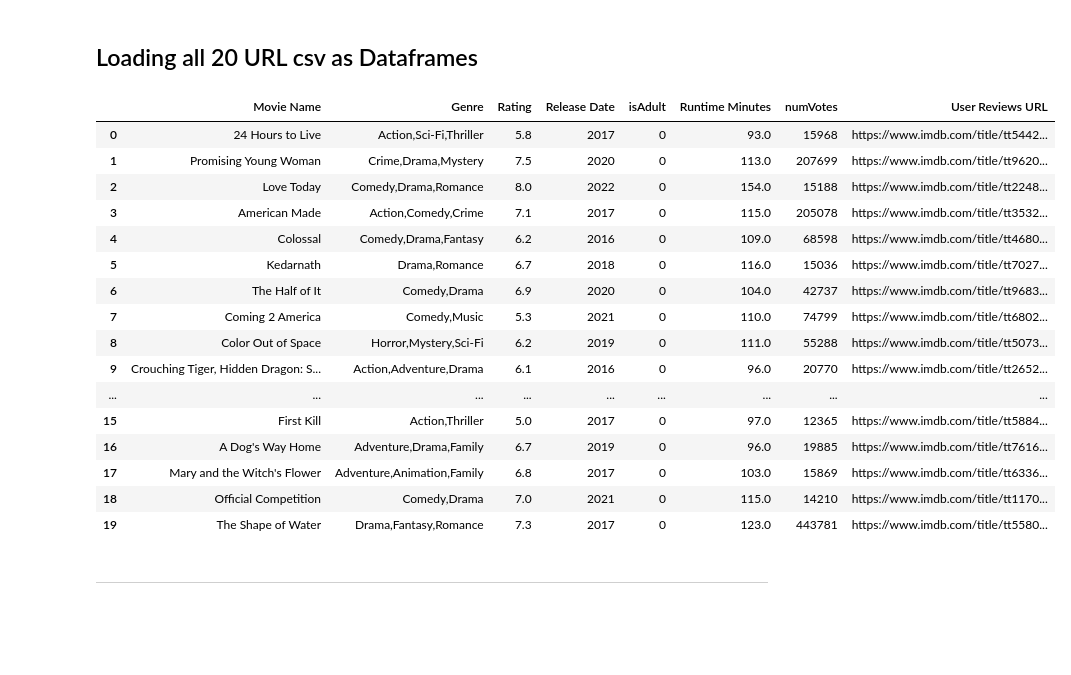
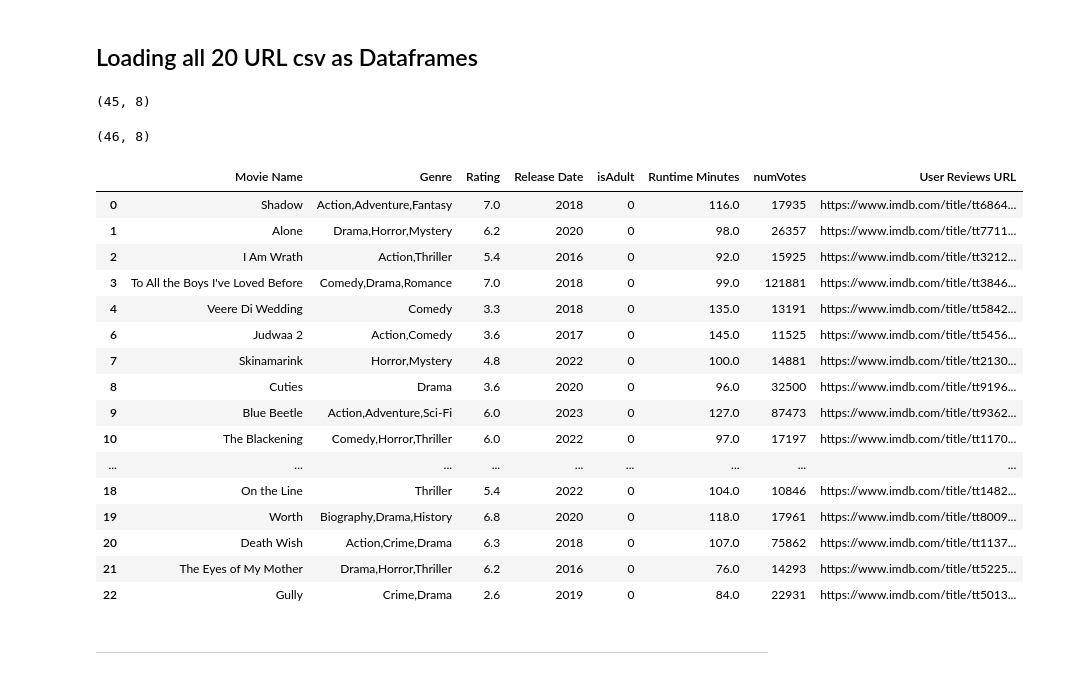
Before and after one commit to shreyashguptas/IMDb_movie_review_sentiment_analysis, a Jupyter notebook: IMDb_webscrapping_script.ipynb, the cells around one changed output. Drawn from its saved outputs; the diff is of its cells as text; code cells hidden in the pictures; blank space fills up the shorter version.

Commit message:
scrapping additional 100 movies

```diff
--- a/IMDb_webscrapping_script.ipynb
+++ b/IMDb_webscrapping_script.ipynb
@@ -216,8 +216,8 @@ directory = '/Users/shreyashgupta/Library/CloudStorage/OneDrive-UniversityofArka
 if not os.path.exists(directory):
     os.makedirs(directory)
 
-# Split the dataframe into 20 separate dataframes
-for i in range(20):
+# Split the dataframe into 22 separate dataframes
+for i in range(22):
     start = i * 50
     end = (i + 1) * 50
     df = IMDb_movies_df.iloc[start:end]
@@ -342,7 +350,7 @@ def get_user_reviews_url(movie_name, release_date):
         return None
 
 # Loop through each dataframe
-for i in range(1, 21):
+for i in range(21, 23):
     # Dynamically generate dataframe name
     df_name = f'imdb_movies_df_{i}'
     # Assuming dataframes are stored in a dictionary or similar structure
@@ -486,26 +512,40 @@ imdb_movies_df_17_url = dataframes['imdb_movies_df_17_url']
 imdb_movies_df_18_url = dataframes['imdb_movies_df_18_url']
 imdb_movies_df_19_url = dataframes['imdb_movies_df_19_url']
 imdb_movies_df_20_url = dataframes['imdb_movies_df_20_url']
+imdb_movies_df_21_url = dataframes['imdb_movies_df_21_url']
+imdb_movies_df_22_url = dataframes['imdb_movies_df_22_url']
+# %%
+# Filter all rows with null value in the User Reviews URL column for imdb_movies_df_21_url and imdb_movies_df_22_url
+imdb_movies_df_21_url = imdb_movies_df_21_url[imdb_movies_df_21_url['User Reviews URL'].notnull()]
+imdb_movies_df_22_url = imdb_movies_df_22_url[imdb_movies_df_22_url['User Reviews URL'].notnull()]
+# %%
+imdb_movies_df_21_url.shape
+# %% [output]
+(45, 8)
+# %%
+imdb_movies_df_22_url.shape
+# %% [output]
+(46, 8)
 # %%
-imdb_movies_df_18_url.head(20)
+imdb_movies_df_21_url.head(20)
 # %% [output]
 |  | Movie Name | Genre | Rating | Release Date | isAdult | Runtime Minutes | numVotes | User Reviews URL |
-| 0 | 24 Hours to Live | Action,Sci-Fi,Thriller | 5.8 | 2017 | 0 | 93.0 | 15968 | https://www.imdb.com/title/tt5442... |
-| 1 | Promising Young Woman | Crime,Drama,Mystery | 7.5 | 2020 | 0 | 113.0 | 207699 | https://www.imdb.com/title/tt9620... |
-| 2 | Love Today | Comedy,Drama,Romance | 8.0 | 2022 | 0 | 154.0 | 15188 | https://www.imdb.com/title/tt2248... |
-| 3 | American Made | Action,Comedy,Crime | 7.1 | 2017 | 0 | 115.0 | 205078 | https://www.imdb.com/title/tt3532... |
-| 4 | Colossal | Comedy,Drama,Fantasy | 6.2 | 2016 | 0 | 109.0 | 68598 | https://www.imdb.com/title/tt4680... |
-| 5 | Kedarnath | Drama,Romance | 6.7 | 2018 | 0 | 116.0 | 15036 | https://www.imdb.com/title/tt7027... |
-| 6 | The Half of It | Comedy,Drama | 6.9 | 2020 | 0 | 104.0 | 42737 | https://www.imdb.com/title/tt9683... |
-| 7 | Coming 2 America | Comedy,Music | 5.3 | 2021 | 0 | 110.0 | 74799 | https://www.imdb.com/title/tt6802... |
-| 8 | Color Out of Space | Horror,Mystery,Sci-Fi | 6.2 | 2019 | 0 | 111.0 | 55288 | https://www.imdb.com/title/tt5073... |
-| 9 | Crouching Tiger, Hidden Dragon: S... | Action,Adventure,Drama | 6.1 | 2016 | 0 | 96.0 | 20770 | https://www.imdb.com/title/tt2652... |
+| 0 | Shadow | Action,Adventure,Fantasy | 7.0 | 2018 | 0 | 116.0 | 17935 | https://www.imdb.com/title/tt6864... |
+| 1 | Alone | Drama,Horror,Mystery | 6.2 | 2020 | 0 | 98.0 | 26357 | https://www.imdb.com/title/tt7711... |
+| 2 | I Am Wrath | Action,Thriller | 5.4 | 2016 | 0 | 92.0 | 15925 | https://www.imdb.com/title/tt3212... |
+| 3 | To All the Boys I've Loved Before | Comedy,Drama,Romance | 7.0 | 2018 | 0 | 99.0 | 121881 | https://www.imdb.com/title/tt3846... |
+| 4 | Veere Di Wedding | Comedy | 3.3 | 2018 | 0 | 135.0 | 13191 | https://www.imdb.com/title/tt5842... |
+| 6 | Judwaa 2 | Action,Comedy | 3.6 | 2017 | 0 | 145.0 | 11525 | https://www.imdb.com/title/tt5456... |
+| 7 | Skinamarink | Horror,Mystery | 4.8 | 2022 | 0 | 100.0 | 14881 | https://www.imdb.com/title/tt2130... |
+| 8 | Cuties | Drama | 3.6 | 2020 | 0 | 96.0 | 32500 | https://www.imdb.com/title/tt9196... |
+| 9 | Blue Beetle | Action,Adventure,Sci-Fi | 6.0 | 2023 | 0 | 127.0 | 87473 | https://www.imdb.com/title/tt9362... |
+| 10 | The Blackening | Comedy,Horror,Thriller | 6.0 | 2022 | 0 | 97.0 | 17197 | https://www.imdb.com/title/tt1170... |
 | ... | ... | ... | ... | ... | ... | ... | ... | ... |
-| 15 | First Kill | Action,Thriller | 5.0 | 2017 | 0 | 97.0 | 12365 | https://www.imdb.com/title/tt5884... |
-| 16 | A Dog's Way Home | Adventure,Drama,Family | 6.7 | 2019 | 0 | 96.0 | 19885 | https://www.imdb.com/title/tt7616... |
-| 17 | Mary and the Witch's Flower | Adventure,Animation,Family | 6.8 | 2017 | 0 | 103.0 | 15869 | https://www.imdb.com/title/tt6336... |
-| 18 | Official Competition | Comedy,Drama | 7.0 | 2021 | 0 | 115.0 | 14210 | https://www.imdb.com/title/tt1170... |
-| 19 | The Shape of Water | Drama,Fantasy,Romance | 7.3 | 2017 | 0 | 123.0 | 443781 | https://www.imdb.com/title/tt5580... |
+| 18 | On the Line | Thriller | 5.4 | 2022 | 0 | 104.0 | 10846 | https://www.imdb.com/title/tt1482... |
+| 19 | Worth | Biography,Drama,History | 6.8 | 2020 | 0 | 118.0 | 17961 | https://www.imdb.com/title/tt8009... |
+| 20 | Death Wish | Action,Crime,Drama | 6.3 | 2018 | 0 | 107.0 | 75862 | https://www.imdb.com/title/tt1137... |
+| 21 | The Eyes of My Mother | Drama,Horror,Thriller | 6.2 | 2016 | 0 | 76.0 | 14293 | https://www.imdb.com/title/tt5225... |
+| 22 | Gully | Crime,Drama | 2.6 | 2019 | 0 | 84.0 | 22931 | https://www.imdb.com/title/tt5013... |
 # %% [markdown]
 --------
 # %% [markdown]
```
Also changed, not shown: parts of 20 cells of this notebook, 8 other files.
